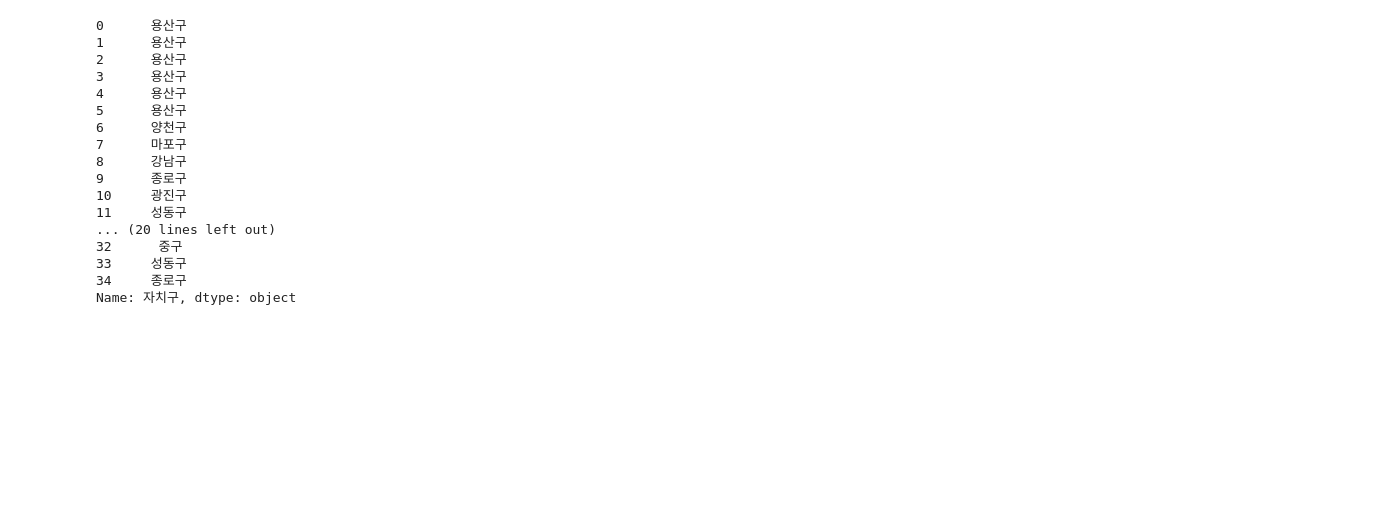
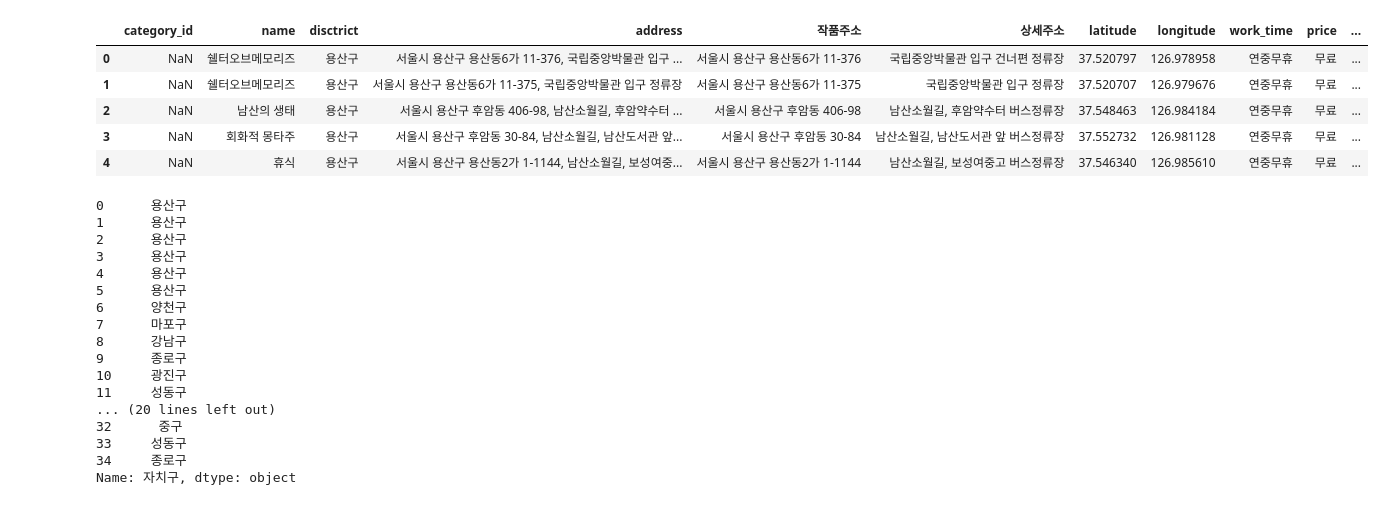
Before and after one commit to maryrichard1022/capstone2_data, a Jupyter notebook: 캡스톤2/data/서울시 도시갤러리.ipynb, the cells around one changed output. Drawn from its saved outputs; the diff is of its cells as text; code cells hidden in the pictures; blank space fills up the shorter version.

```diff
--- a/캡스톤2/data/서울시 도시갤러리.ipynb
+++ b/캡스톤2/data/서울시 도시갤러리.ipynb
@@ -1,6 +1,6 @@
 # %%
 import pandas as pd
 import numpy as np
-df = pd.read_csv("서울시 도시갤러리 현황.csv", encoding='CP949')
+df = pd.read_csv("서울 도시갤러리 정제.csv", encoding='CP949')
 df
 # %% [output]
@@ -24,3 +23,0 @@ df
-# %%
-df['자치구'] = ""
-df
@@ -44,0 +24,3 @@ df
+# %%
+df['address'] = df["작품주소"] + ", " + df["상세주소"]
+df['address']
@@ -45 +45,10 @@ df
+# %%
+df.head()
+# %% [output]
+|  | category_id | name | disctrict | address | 작품주소 | 상세주소 | latitude | longitude | work_time | price | ... |
+| 0 | NaN | 쉘터오브메모리즈 | 용산구 | 서울시 용산구 용산동6가 11-376, 국립중앙박물관 입구 ... | 서울시 용산구 용산동6가 11-376 | 국립중앙박물관 입구 건너편 정류장 | 37.520797 | 126.978958 | 연중무휴 | 무료 | ... |
+| 1 | NaN | 쉘터오브메모리즈 | 용산구 | 서울시 용산구 용산동6가 11-375, 국립중앙박물관 입구 정류장 | 서울시 용산구 용산동6가 11-375 | 국립중앙박물관 입구 정류장 | 37.520707 | 126.979676 | 연중무휴 | 무료 | ... |
+| 2 | NaN | 남산의 생태 | 용산구 | 서울시 용산구 후암동 406-98, 남산소월길, 후암약수터 ... | 서울시 용산구 후암동 406-98 | 남산소월길, 후암약수터 버스정류장 | 37.548463 | 126.984184 | 연중무휴 | 무료 | ... |
+| 3 | NaN | 회화적 몽타주 | 용산구 | 서울시 용산구 후암동 30-84, 남산소월길, 남산도서관 앞... | 서울시 용산구 후암동 30-84 | 남산소월길, 남산도서관 앞 버스정류장 | 37.552732 | 126.981128 | 연중무휴 | 무료 | ... |
+| 4 | NaN | 휴식 | 용산구 | 서울시 용산구 용산동2가 1-1144, 남산소월길, 보성여중... | 서울시 용산구 용산동2가 1-1144 | 남산소월길, 보성여중고 버스정류장 | 37.546340 | 126.985610 | 연중무휴 | 무료 | ... |
 # %%
```
Also changed, not shown: parts of 6 cells of this notebook, 56 other files.
